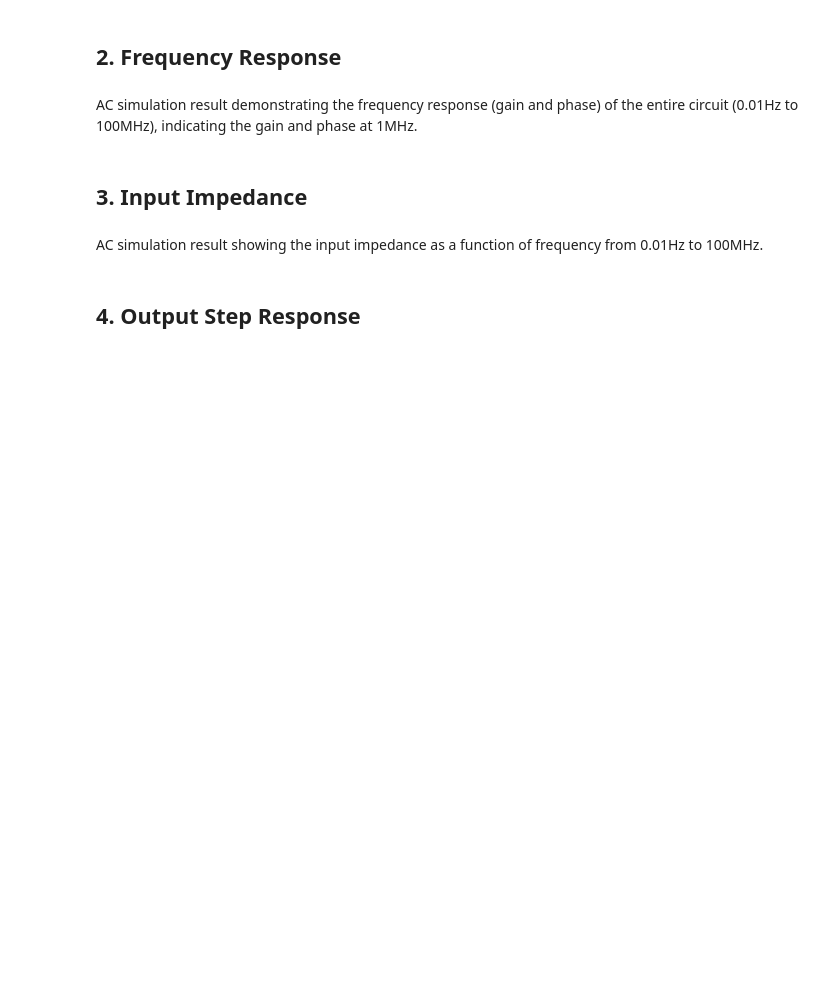
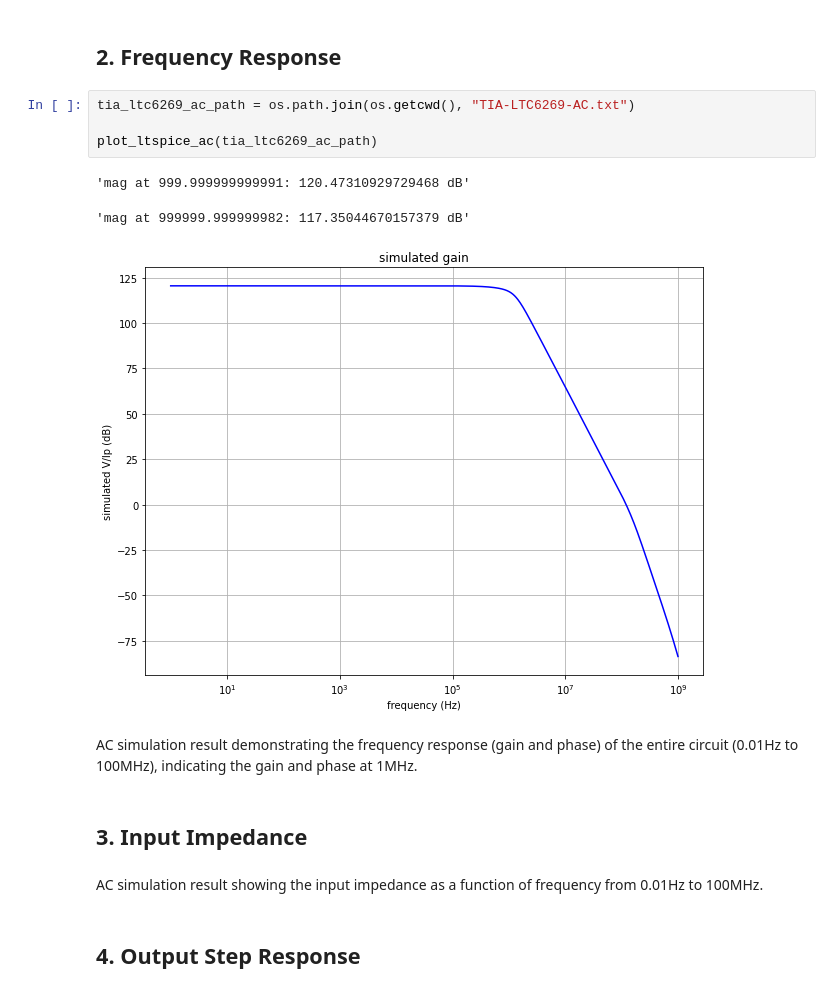
Before and after one commit to dimant/ee538-spring2021, a Jupyter notebook: Project/Project.ipynb, the cells around one changed output. Cells and saved outputs as stored; diff of their text form; blank space fills up the shorter version.

```diff
--- a/Project/Project.ipynb
+++ b/Project/Project.ipynb
@@ -209,5 +262,13 @@ Noise simulation result showing the input-referred noise noise from 0.01Hz to 10
 # %% [markdown]
 ## 2. Frequency Response
+# %%
+tia_ltc6269_ac_path = os.path.join(os.getcwd(), "TIA-LTC6269-AC.txt")
+
+plot_ltspice_ac(tia_ltc6269_ac_path)
+# %% [output]
+'mag at 999.999999999991: 120.47310929729468 dB'
+'mag at 999999.999999982: 117.35044670157379 dB'
+[figure, added]
 # %% [markdown]
 AC simulation result demonstrating the frequency response (gain and phase) of the entire circuit (0.01Hz to 100MHz), indicating the gain and phase at 1MHz.
 # %% [markdown]
```
Also changed, not shown: parts of 8 cells of this notebook, 2 other files.
